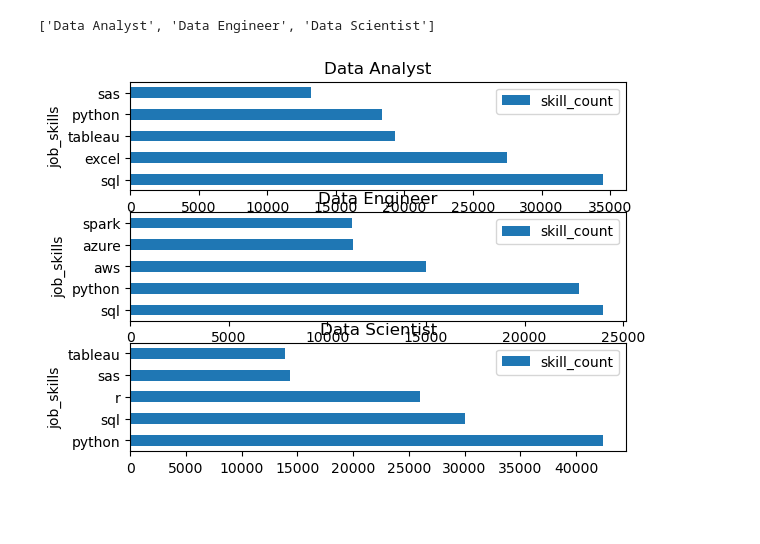
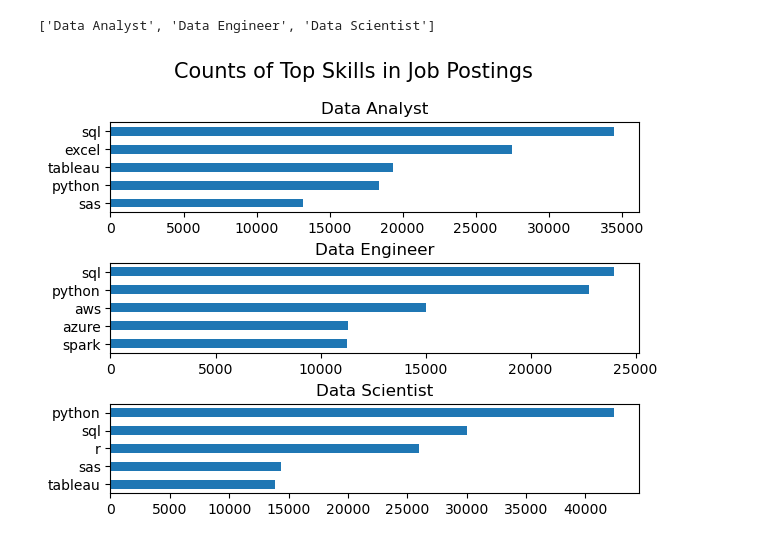
Before and after one commit to uuBach/Python_Data_Analytics_Project, a Jupyter notebook: 3_Project/2_Skill_Demand.ipynb, the cells around one changed output. Cells and saved outputs as stored; diff of their text form; code cells hidden in the pictures; blank space fills up the shorter version.

```diff
--- a/3_Project/2_Skill_Demand.ipynb
+++ b/3_Project/2_Skill_Demand.ipynb
@@ -63,8 +47,15 @@ job_titles
 # %%
 fig, ax = plt.subplots(len(job_titles), 1)
 
 for i, title in enumerate(job_titles):
     df_plot = df_skills_count[df_skills_count['job_title_short'] == title].head(5)
     df_plot.plot(kind = 'barh', x = 'job_skills', y = 'skill_count', ax = ax[i], title = title)
+    ax[i].invert_yaxis()
+    ax[i].set_ylabel('')
+    ax[i].legend().set_visible(False)
+
+fig.suptitle('Counts of Top Skills in Job Postings', fontsize = 15)
+fig.tight_layout(h_pad = 0.5)
+plt.show()
 # %% [output]
-[figure, old version]
+[figure, new version]
```
Also changed, not shown: parts of 6 cells of this notebook, 1 other file.
